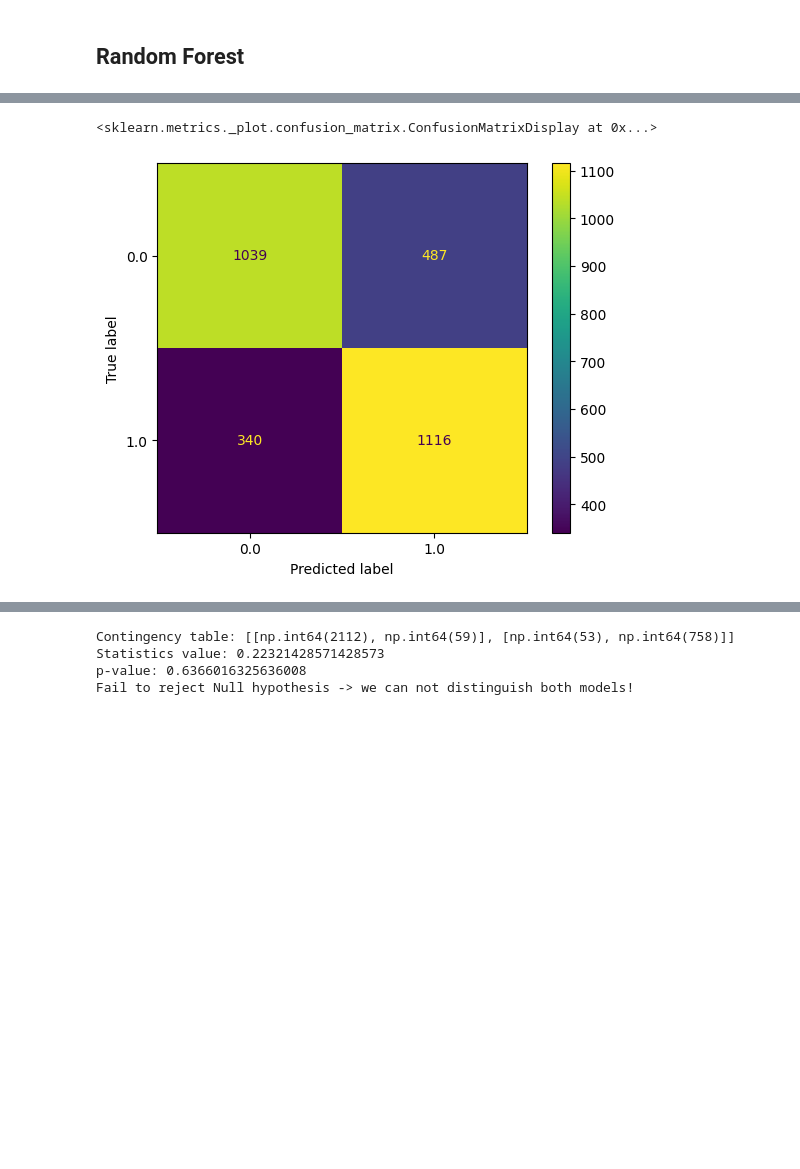
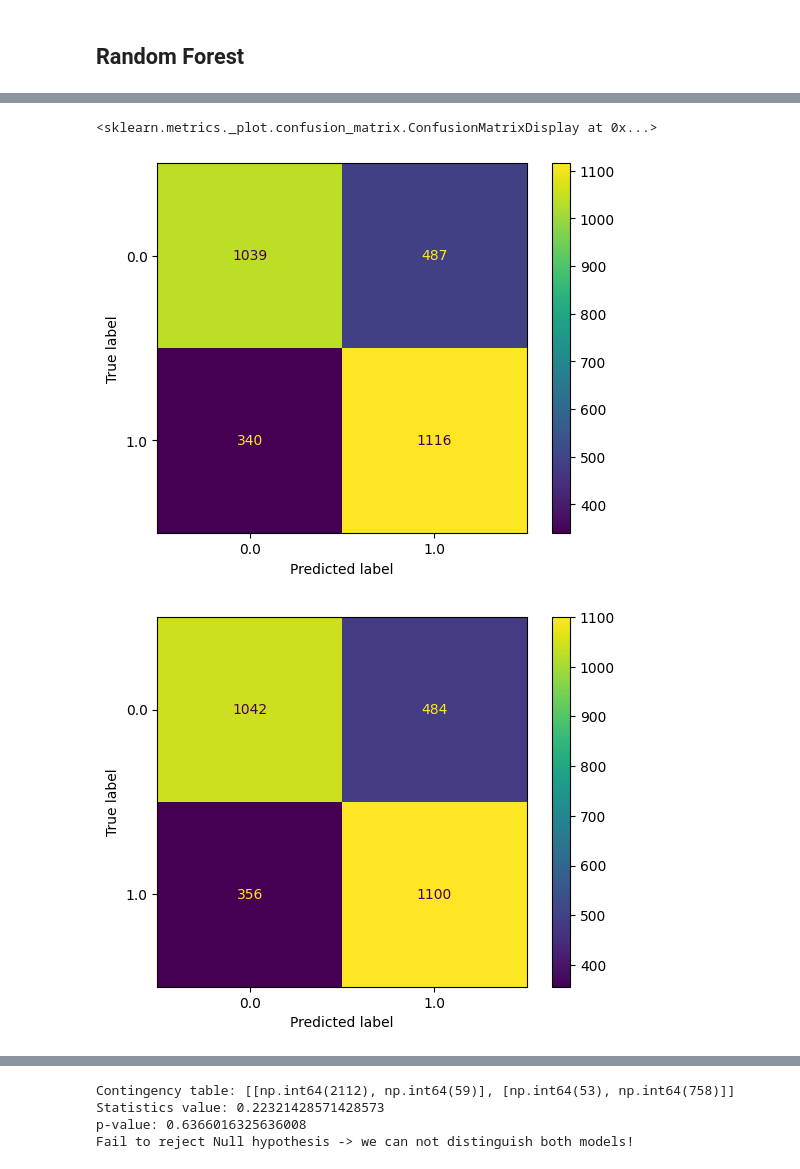
Before and after one commit to yasin281/data-mining-p2, a Jupyter notebook: src/Ensembles.ipynb, the cells around one changed output, grey strips where cells are left out. Drawn from its saved outputs; the diff is of its cells as text; code cells hidden in the pictures; blank space fills up the shorter version.

Commit message:
added additional code to test dropping MentHlth, PhysHlth columns

```diff
--- a/src/Ensembles.ipynb
+++ b/src/Ensembles.ipynb
@@ -32,14 +32,15 @@ from sklearn.ensemble import (
 
 # Load dataset
 diabetes_df = pd.read_csv('../preprocessing_scripts/Data_preprocessed_10000.csv')
-X, y = diabetes_df.drop(columns="Diabetes_binary"), diabetes_df["Diabetes_binary"]
-
+X, y = diabetes_df.drop(columns=["Diabetes_binary"]), diabetes_df["Diabetes_binary"]
+X1, y1 = diabetes_df.drop(columns=["Diabetes_binary","MentHlth", "PhysHlth"]), diabetes_df["Diabetes_binary"]
 print(X)
 print(y)
 
 #creating a test-train spilt
 
 (X_train, X_test,  y_train, y_test) = cv.train_test_split(X, y, test_size = .3, random_state = 42)
+(X_train1, X_test1,  y_train1, y_test1) = cv.train_test_split(X1, y1, test_size = .3, random_state = 42)
 
 #creating the stratified k-fold object to be used
 
@@ -163,6 +164,14 @@ rf.fit(X_train, y_train)
 predictions = rf.predict(X_test)
 print(classification_report(y_test, predictions))
 ConfusionMatrixDisplay.from_predictions(y_test,predictions)
+
+#testing dropping MentHlth, PhysHlth
+
+rf1 = RandomForestClassifier(random_state=42)
+rf1.fit(X_train1, y_train1)
+predictions = rf1.predict(X_test1)
+print(classification_report(y_test1, predictions))
+ConfusionMatrixDisplay.from_predictions(y_test1,predictions)
 # %% [output]
               precision    recall  f1-score   support
 
@@ -175,5 +193,6 @@ weighted avg       0.73      0.72      0.72      2982
 <sklearn.metrics._plot.confusion_matrix.ConfusionMatrixDisplay at 0x...>
 [figure]
+[figure, added]
 # %%
 @compute_executions_time
 def execute_random_forest_with_different_estimators():
```
Also changed, not shown: parts of 11 cells of this notebook.
